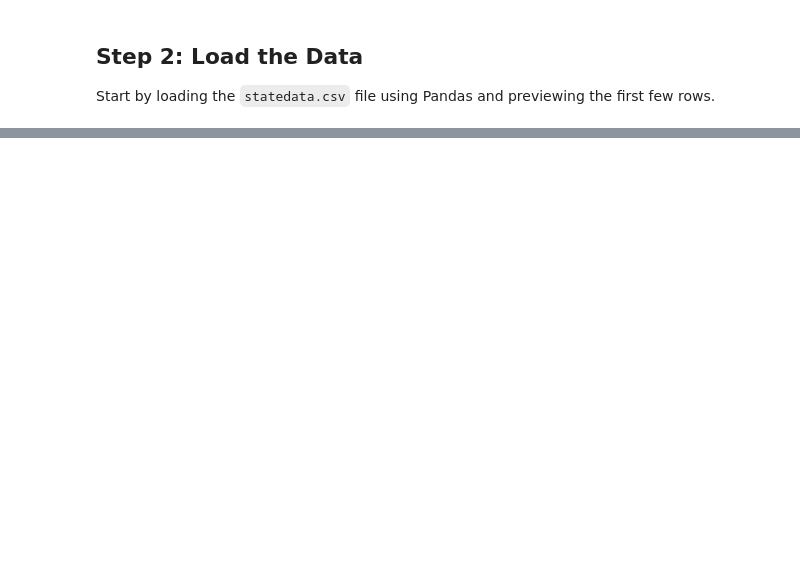
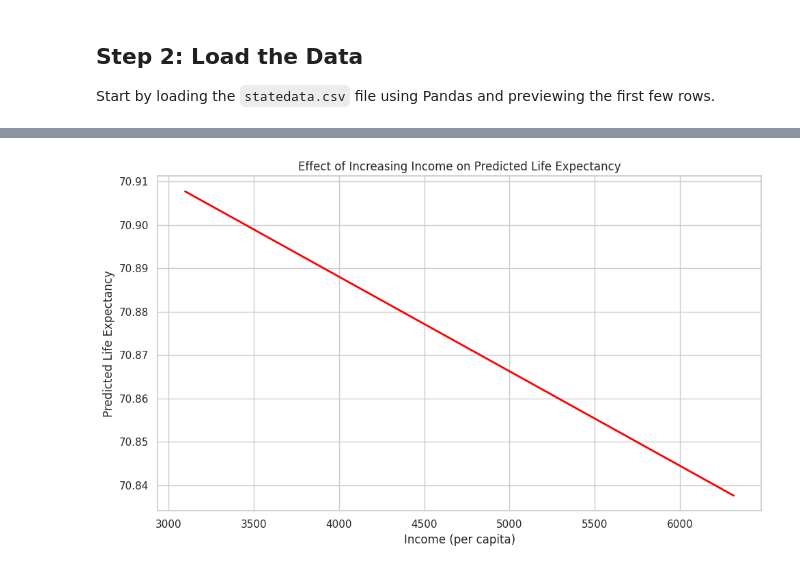
Before and after one commit to yuri-spizhovyi-mit/ET6-ML, a Jupyter notebook: Session1__data_analysis/notebooks/predicting_life_expectancy_in_the_us.ipynb, the cells around one changed output, grey strips where cells are left out. Saved outputs shown, nothing was run; the diff lists cells and outputs as text; code cells hidden in the pictures; blank space fills up the shorter version.

```diff
--- a/Session1__data_analysis/notebooks/predicting_life_expectancy_in_the_us.ipynb
+++ b/Session1__data_analysis/notebooks/predicting_life_expectancy_in_the_us.ipynb
@@ -52,0 +199,17 @@ FileNotFoundError: [Errno 2] No such file or directory: 'Session1__data_analysis
+# %%
+# Define the features and target
+features = ["Population", "Income", "Illiteracy", "Murder", "HS.Grad", "Frost", "Area"]
+X = df_state[features]
+y = df_state['Life.Exp']
+
+# Fit the linear regression model
+model = LinearRegression()
+model.fit(X, y)
+
+# Collect and sort coefficients:
+coef_pairs = list(zip(features, model.coef_))
+coef_pairs_sorted_abs = sorted(coef_pairs, key=lambda x: abs(x[1])) # sort by |coef|
+
+# Display all coefficients
+for name, coef in coef_pairs_sorted_abs:
+  print(f"{name}: {coef:.6f}")
@@ -52,0 +228,32 @@ FileNotFoundError: [Errno 2] No such file or directory: 'Session1__data_analysis
+# %%
+# Fix all features at their mean value
+means = X.mean()
+
+# Generate a range of income values around the actual range
+income_range = np.linspace(X["Income"].min(), X["Income"].max(), 100)
+
+# Prepare the prediction DataFrame
+X_test = pd.DataFrame({
+    "Population": means["Population"],
+    "Income": income_range,
+    "Illiteracy": means["Illiteracy"],
+    "Murder": means["Murder"],
+    "HS.Grad": means["HS.Grad"],
+    "Frost": means["Frost"],
+    "Area": means["Area"],
+})
+
+# Predict life expectancy for each income value
+predicted_life_exp = model.predict(X_test)
+
+# Plot the result
+plt.figure(figsize=(10, 6))
+plt.plot(income_range, predicted_life_exp, color="red", linewidth=2)
+plt.xlabel("Income (per capita)")
+plt.ylabel("Predicted Life Expectancy")
+plt.title("Effect of Increasing Income on Predicted Life Expectancy")
+plt.grid(True)
+plt.tight_layout()
+plt.show()
+# %% [output]
+[figure, added]
```
Also changed, not shown: parts of 34 cells of this notebook.
